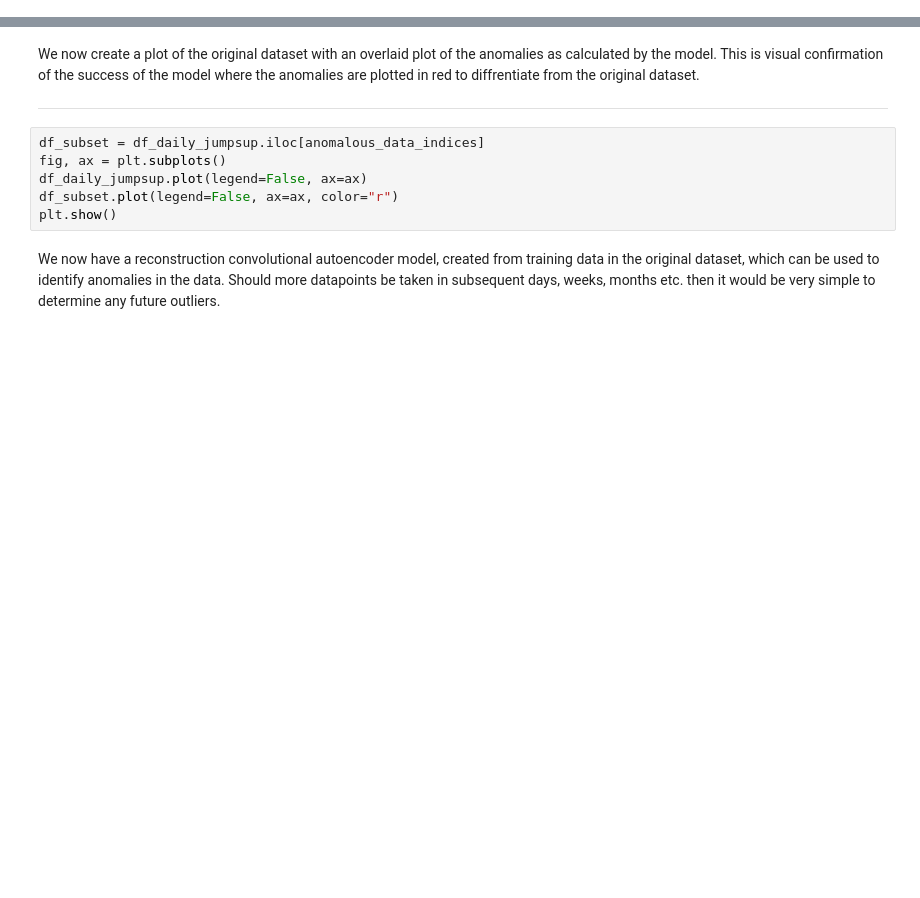
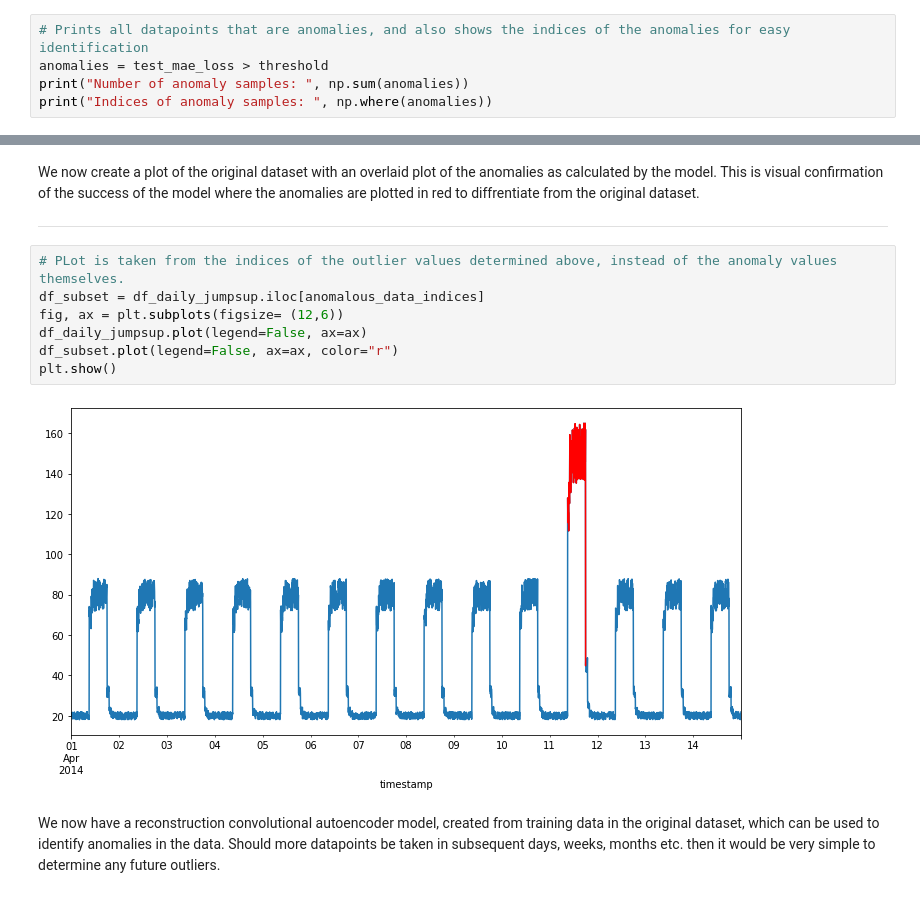
Before and after one commit to G00398275/MLS, a Jupyter notebook: Project/Keras-Project.ipynb, the cells around one changed output, grey strips where cells are left out. Saved outputs shown, nothing was run; the diff lists cells and outputs as text; blank space fills up the shorter version.

```diff
--- a/Project/Keras-Project.ipynb
+++ b/Project/Keras-Project.ipynb
@@ -561,0 +662,5 @@ print("Indices of anomaly samples: ", np.where(anomalies))
+# %%
+# Prints all datapoints that are anomalies, and also shows the indices of the anomalies for easy identification
+anomalies = test_mae_loss > threshold
+print("Number of anomaly samples: ", np.sum(anomalies))
+print("Indices of anomaly samples: ", np.where(anomalies))
@@ -572,11 +698,14 @@ for data_idx in range(TIME_STEPS - 1, len(df_test_value) - TIME_STEPS + 1):
 We now create a plot of the original dataset with an overlaid plot of the anomalies as calculated by the model. This is visual confirmation of the success of the model where the anomalies are plotted in red to diffrentiate from the original dataset.<br>
 ***
 # %%
+# PLot is taken from the indices of the outlier values determined above, instead of the anomaly values themselves.
 df_subset = df_daily_jumpsup.iloc[anomalous_data_indices]
-fig, ax = plt.subplots()
+fig, ax = plt.subplots(figsize= (12,6))
 df_daily_jumpsup.plot(legend=False, ax=ax)
 df_subset.plot(legend=False, ax=ax, color="r")
 plt.show()
+# %% [output]
+[figure, added]
 # %% [markdown]
 We now have a reconstruction convolutional autoencoder model, created from training data in the original dataset, which can be used to identify anomalies in the data. Should more datapoints be taken in subsequent days, weeks, months etc. then it would be very simple to determine any future outliers.
 # %% [markdown]
```
Also changed, not shown: parts of 19 cells of this notebook.
